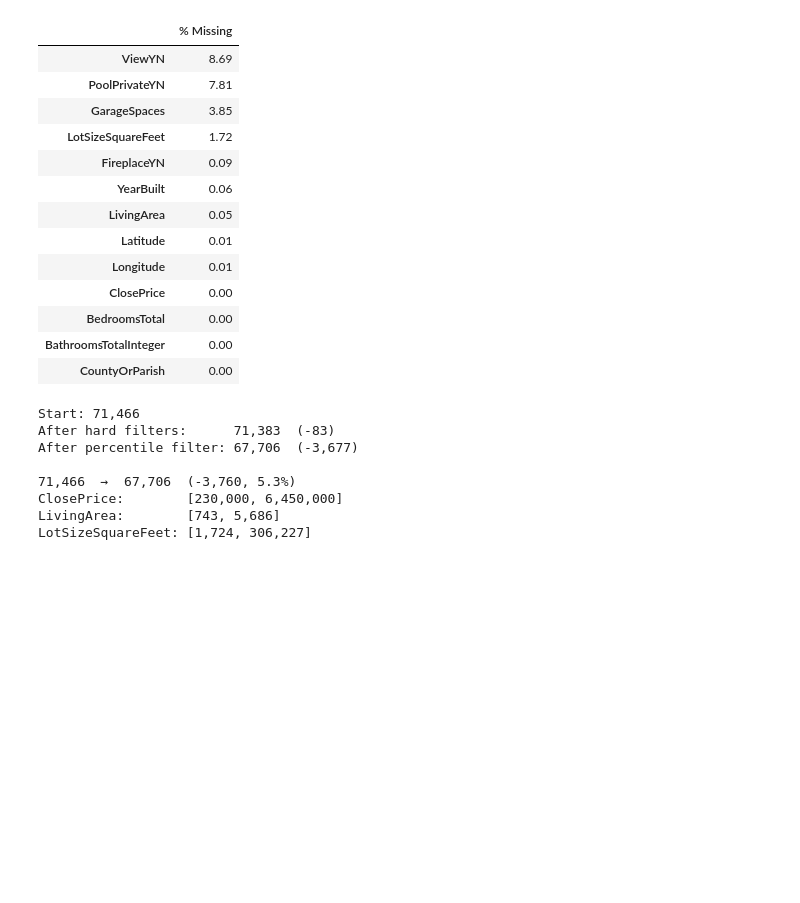
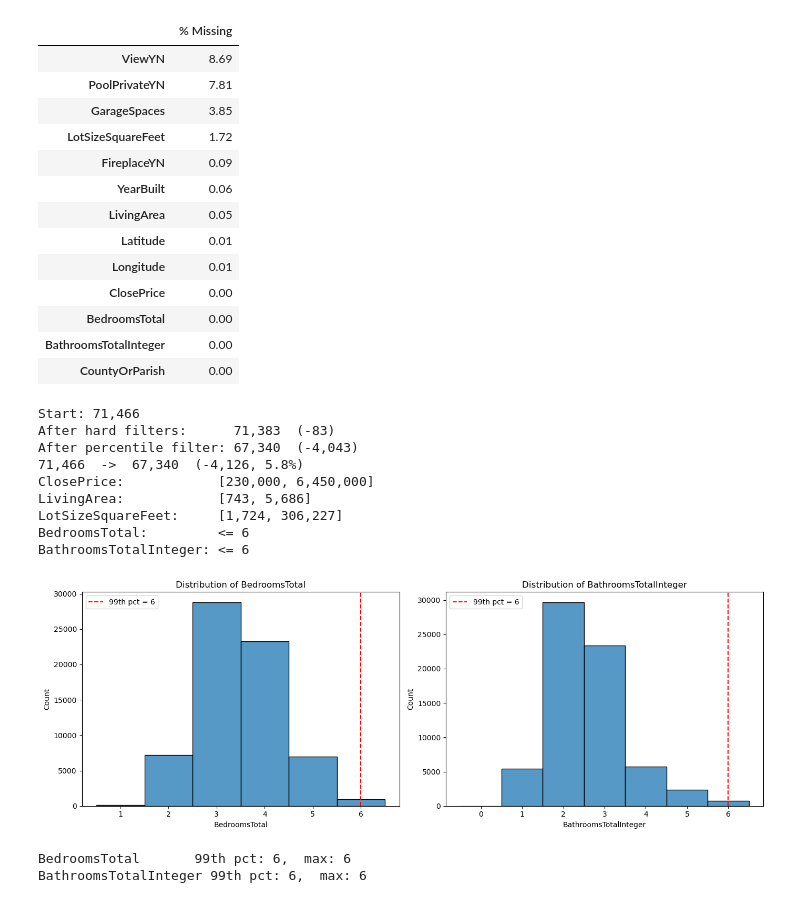
Before and after one commit to matthewviray/idx-exchange-project, a Jupyter notebook: 02_preprocessing.ipynb, the cells around one changed output. Drawn from its saved outputs; the diff is of its cells as text; code cells hidden in the pictures; blank space fills up the shorter version.

```diff
--- a/02_preprocessing.ipynb
+++ b/02_preprocessing.ipynb
@@ -83,43 +84,74 @@ display(missing.rename('% Missing').to_frame())
 n_start = len(CRMLSSold_data)
 print(f"Start: {n_start:,}")
 
-# --- Hard filters: physically impossible or clearly bad values ---
+#  Hard filters: physically impossible or clearly bad values
 n = len(CRMLSSold_data)
 CRMLSSold_data = CRMLSSold_data[
-    (CRMLSSold_data['ClosePrice'] > 0) &
-    (CRMLSSold_data['LivingArea'] > 0) &
-    (CRMLSSold_data['BedroomsTotal'] > 0) &
-    (CRMLSSold_data['YearBuilt'].isna() | CRMLSSold_data['YearBuilt'].between(1800, 2026))
+    (CRMLSSold_data["ClosePrice"] > 0) &
+    (CRMLSSold_data["LivingArea"] > 0) &
+    (CRMLSSold_data["BedroomsTotal"] > 0) &
+    (CRMLSSold_data["YearBuilt"].isna() | CRMLSSold_data["YearBuilt"].between(1800, 2026))
 ]
 print(f"After hard filters:      {len(CRMLSSold_data):,}  (-{n - len(CRMLSSold_data):,})")
 
-# --- 1st/99th percentile removal for heavily skewed continuous features ---
+#  1st/99th percentile removal
+# 99th percentile removal only for bedrooms and bathrooms due to the few outliers runing generalization
 # Compute all bounds first on the same snapshot, then filter once.
-price_low,  price_high  = CRMLSSold_data['ClosePrice'].quantile([0.01, 0.99])
-living_low, living_high = CRMLSSold_data['LivingArea'].quantile([0.01, 0.99])
-lot_low,    lot_high    = CRMLSSold_data['LotSizeSquareFeet'].quantile([0.01, 0.99])
+price_low,  price_high  = CRMLSSold_data["ClosePrice"].quantile([0.01, 0.99])
+living_low, living_high = CRMLSSold_data["LivingArea"].quantile([0.01, 0.99])
+lot_low,    lot_high    = CRMLSSold_data["LotSizeSquareFeet"].quantile([0.01, 0.99])
+bed_high                = CRMLSSold_data["BedroomsTotal"].quantile(0.99)
+bath_high               = CRMLSSold_data["BathroomsTotalInteger"].quantile(0.99)
 
 n = len(CRMLSSold_data)
 CRMLSSold_data = CRMLSSold_data[
-    CRMLSSold_data['ClosePrice'].between(price_low, price_high) &
-    CRMLSSold_data['LivingArea'].between(living_low, living_high) &
-    (CRMLSSold_data['LotSizeSquareFeet'].isna() | CRMLSSold_data['LotSizeSquareFeet'].between(lot_low, lot_high))
+    CRMLSSold_data["ClosePrice"].between(price_low, price_high) &
+    CRMLSSold_data["LivingArea"].between(living_low, living_high) &
+    (CRMLSSold_data["LotSizeSquareFeet"].isna() | CRMLSSold_data["LotSizeSquareFeet"].between(lot_low, lot_high)) &
+    (CRMLSSold_data["BedroomsTotal"] <= bed_high) &
+    (CRMLSSold_data["BathroomsTotalInteger"].isna() | (CRMLSSold_data["BathroomsTotalInteger"] <= bath_high))
 ]
 print(f"After percentile filter: {len(CRMLSSold_data):,}  (-{n - len(CRMLSSold_data):,})")
 
 n_end = len(CRMLSSold_data)
-print(f"\n{n_start:,}  →  {n_end:,}  (-{n_start - n_end:,}, {(n_start - n_end) / n_start:.1%})")
-print(f"ClosePrice:        [{price_low:,.0f}, {price_high:,.0f}]")
-print(f"LivingArea:        [{living_low:,.0f}, {living_high:,.0f}]")
-print(f"LotSizeSquareFeet: [{lot_low:,.0f}, {lot_high:,.0f}]")
+print(f"{n_start:,}  ->  {n_end:,}  (-{n_start - n_end:,}, {(n_start - n_end) / n_start:.1%})")
+print(f"ClosePrice:            [{price_low:,.0f}, {price_high:,.0f}]")
+print(f"LivingArea:            [{living_low:,.0f}, {living_high:,.0f}]")
+print(f"LotSizeSquareFeet:     [{lot_low:,.0f}, {lot_high:,.0f}]")
+print(f"BedroomsTotal:         <= {bed_high:.0f}")
+print(f"BathroomsTotalInteger: <= {bath_high:.0f}")
 CRMLSSold_data = CRMLSSold_data.reset_index(drop=True)
 # %% [output]
 Start: 71,466
 After hard filters:      71,383  (-83)
-After percentile filter: 67,706  (-3,677)
-
-71,466  →  67,706  (-3,760, 5.3%)
-ClosePrice:        [230,000, 6,450,000]
-LivingArea:        [743, 5,686]
-LotSizeSquareFeet: [1,724, 306,227]
+After percentile filter: 67,340  (-4,043)
+71,466  ->  67,340  (-4,126, 5.8%)
+ClosePrice:            [230,000, 6,450,000]
+LivingArea:            [743, 5,686]
+LotSizeSquareFeet:     [1,724, 306,227]
+BedroomsTotal:         <= 6
+BathroomsTotalInteger: <= 6
+# %%
+# Distribution of BedroomsTotal and BathroomsTotalInteger after filtering
+# to check if extreme values are removed after filtered the extreme skewed variables
+fig, axes = plt.subplots(1, 2, figsize=(14, 5))
+
+for ax, col in zip(axes, ['BedroomsTotal', 'BathroomsTotalInteger']):
+    data = CRMLSSold_data[col].dropna()
+    p99 = data.quantile(0.99)
+    sns.histplot(data, discrete=True, ax=ax)
+    ax.axvline(p99, color='red', linestyle='--', label=f'99th pct = {p99:.0f}')
+    ax.set_title(f'Distribution of {col}')
+    ax.set_xlabel(col)
+    ax.legend()
+
+plt.tight_layout()
+plt.show()
+
+print(f"BedroomsTotal       99th pct: {CRMLSSold_data['BedroomsTotal'].quantile(0.99):.0f},  max: {CRMLSSold_data['BedroomsTotal'].max():.0f}")
+print(f"BathroomsTotalInteger 99th pct: {CRMLSSold_data['BathroomsTotalInteger'].quantile(0.99):.0f},  max: {CRMLSSold_data['BathroomsTotalInteger'].max():.0f}")
+# %% [output]
+[figure, added]
+BedroomsTotal       99th pct: 6,  max: 6
+BathroomsTotalInteger 99th pct: 6,  max: 6
 # %%
```
Also changed, not shown: parts of 9 cells of this notebook.
